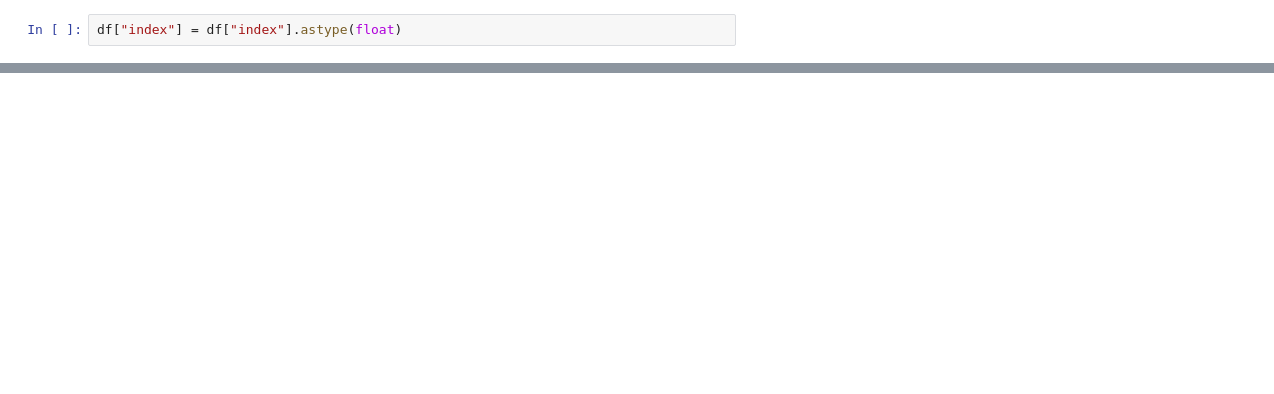
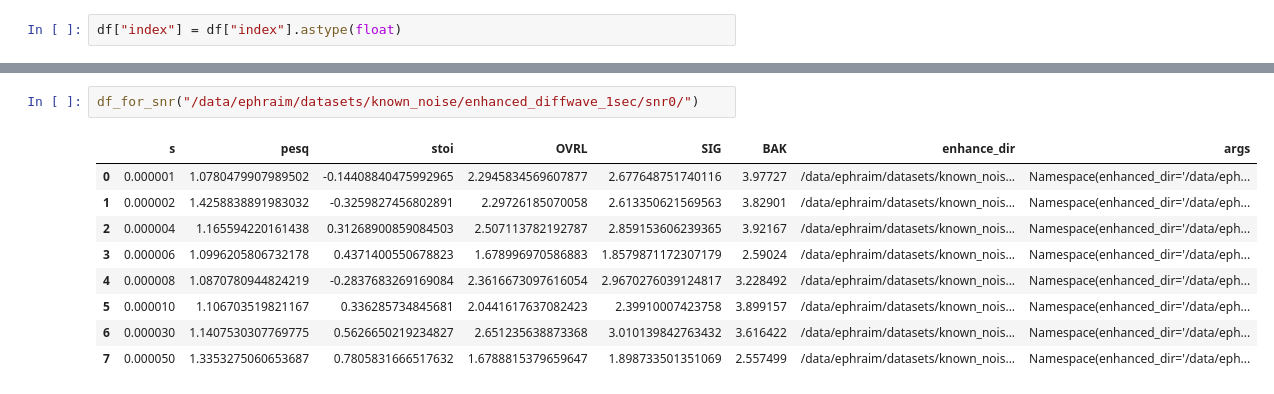
Before and after one commit to ephiephi/diffwave-sashimi, a Jupyter notebook: measure/analyze_1sec.ipynb, the cells around one changed output, grey strips where cells are left out. Saved outputs shown, nothing was run; the diff lists cells and outputs as text; blank space fills up the shorter version.

```diff
--- a/measure/analyze_1sec.ipynb
+++ b/measure/analyze_1sec.ipynb
@@ -46,0 +87,12 @@ df.to_csv("1sec.csv")
+# %%
+df_for_snr("/data/ephraim/datasets/known_noise/enhanced_diffwave_1sec/snr0/")
+# %% [output]
+|  | s | pesq | stoi | OVRL | SIG | BAK | enhance_dir | args |
+| 0 | 0.000001 | 1.0780479907989502 | -0.14408840475992965 | 2.2945834569607877 | 2.677648751740116 | 3.97727 | /data/ephraim/datasets/known_nois... | Namespace(enhanced_dir='/data/eph... |
+| 1 | 0.000002 | 1.4258838891983032 | -0.3259827456802891 | 2.29726185070058 | 2.613350621569563 | 3.82901 | /data/ephraim/datasets/known_nois... | Namespace(enhanced_dir='/data/eph... |
+| 2 | 0.000004 | 1.165594220161438 | 0.31268900859084503 | 2.507113782192787 | 2.859153606239365 | 3.92167 | /data/ephraim/datasets/known_nois... | Namespace(enhanced_dir='/data/eph... |
+| 3 | 0.000006 | 1.0996205806732178 | 0.4371400550678823 | 1.678996970586883 | 1.8579871172307179 | 2.59024 | /data/ephraim/datasets/known_nois... | Namespace(enhanced_dir='/data/eph... |
+| 4 | 0.000008 | 1.0870780944824219 | -0.2837683269169084 | 2.3616673097616054 | 2.9670276039124817 | 3.228492 | /data/ephraim/datasets/known_nois... | Namespace(enhanced_dir='/data/eph... |
+| 5 | 0.000010 | 1.106703519821167 | 0.336285734845681 | 2.0441617637082423 | 2.39910007423758 | 3.899157 | /data/ephraim/datasets/known_nois... | Namespace(enhanced_dir='/data/eph... |
+| 6 | 0.000030 | 1.1407530307769775 | 0.5626650219234827 | 2.651235638873368 | 3.010139842763432 | 3.616422 | /data/ephraim/datasets/known_nois... | Namespace(enhanced_dir='/data/eph... |
+| 7 | 0.000050 | 1.3353275060653687 | 0.7805831666517632 | 1.6788815379659647 | 1.898733501351069 | 2.557499 | /data/ephraim/datasets/known_nois... | Namespace(enhanced_dir='/data/eph... |
```
Also changed, not shown: parts of 10 cells of this notebook, 16 other files.
